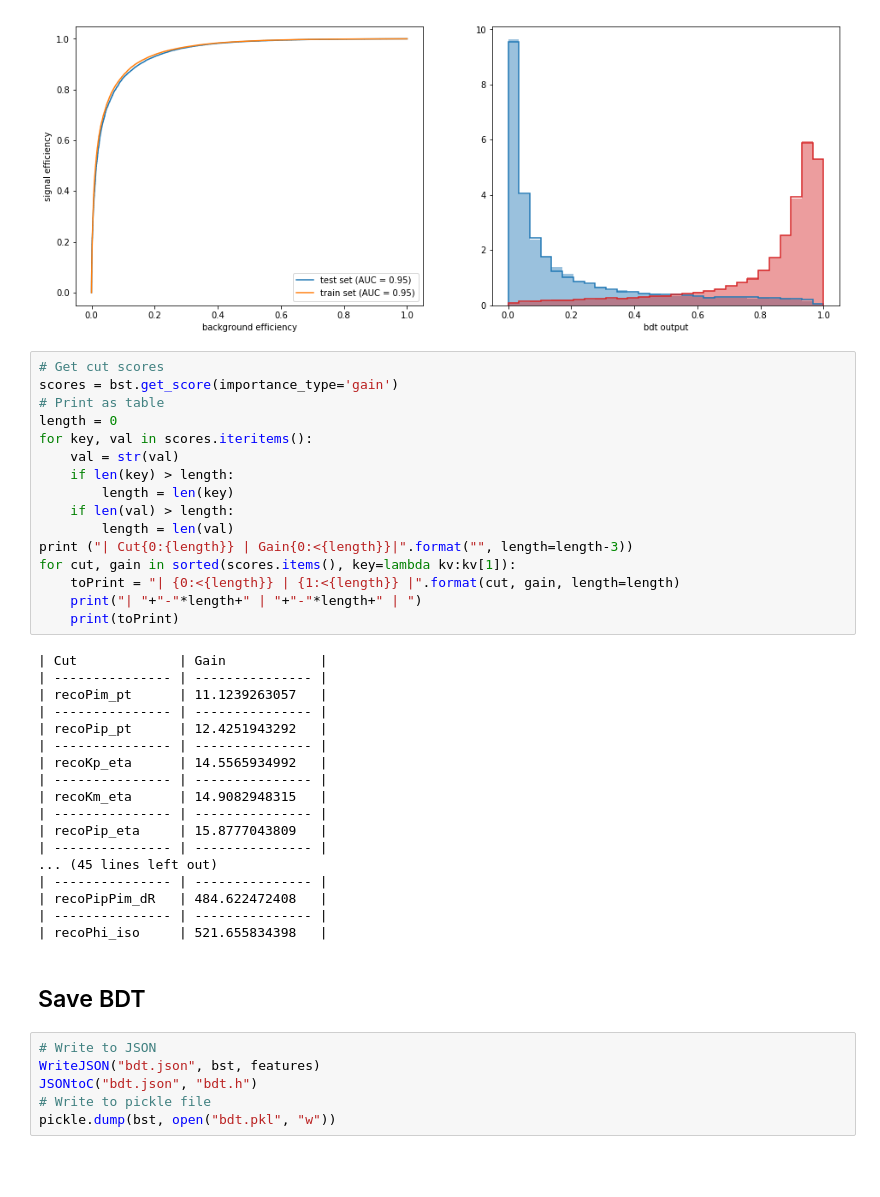
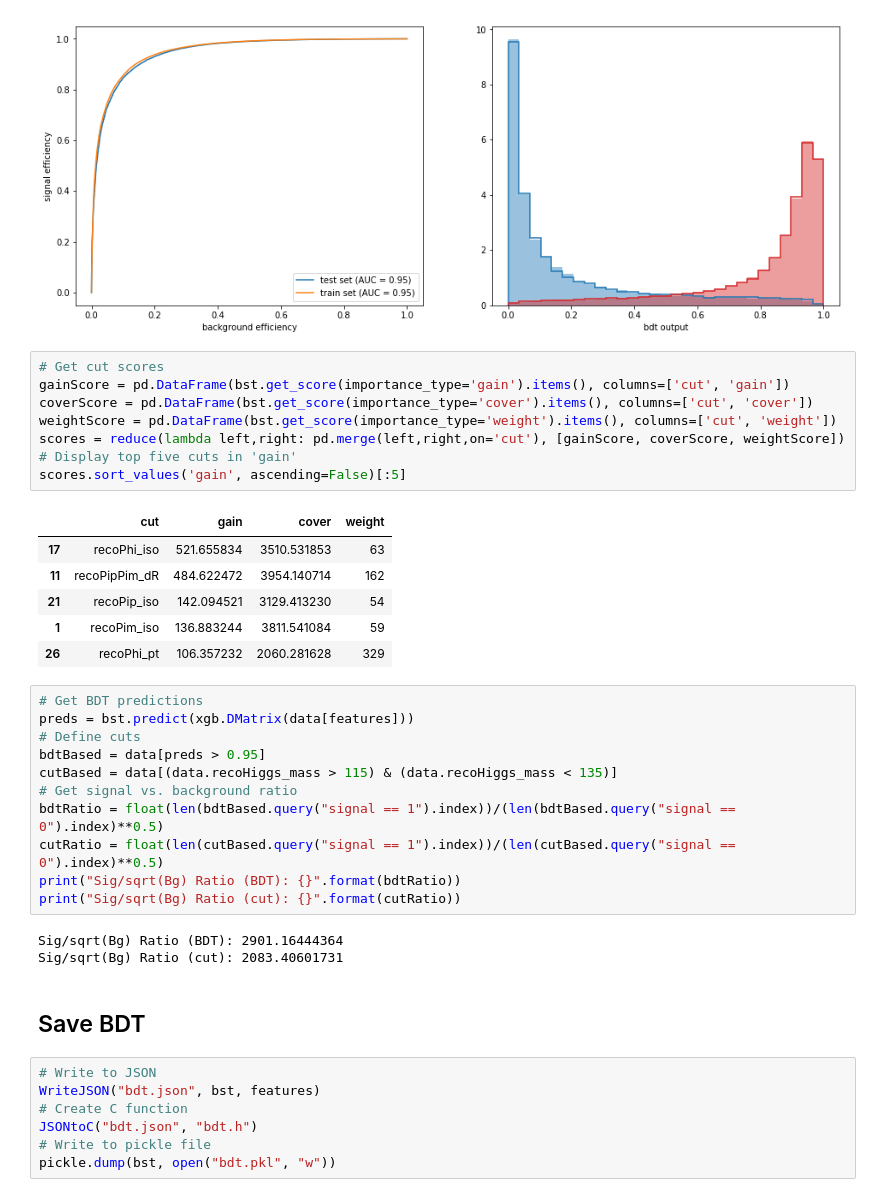
Before and after one commit to jkguiang/rare-higgs, a Jupyter notebook: analysis/bdt.ipynb, the cells around one changed output. Cells and saved outputs as stored; diff of their text form; blank space fills up the shorter version.

Commit message:
cut rankings now in dataframe, cleaned up notebook

```diff
--- a/analysis/bdt.ipynb
+++ b/analysis/bdt.ipynb
@@ -247,45 +205,41 @@ plt.hist(preds_test[y_test==1], weights=weights_test[y_test==1], bins=bins,histt
 plt.xlabel("bdt output");
 # %% [output]
 [figure]
-# %%
-# Get cut scores
-scores = bst.get_score(importance_type='gain')
-# Print as table
-length = 0
-for key, val in scores.iteritems():
-    val = str(val)
-    if len(key) > length:
-        length = len(key)
-    if len(val) > length:
-        length = len(val)
-print ("| Cut{0:{length}} | Gain{0:<{length}}|".format("", length=length-3))
-for cut, gain in sorted(scores.items(), key=lambda kv:kv[1]):
-    toPrint = "| {0:<{length}} | {1:<{length}} |".format(cut, gain, length=length)
-    print("| "+"-"*length+" | "+"-"*length+" | ")
-    print(toPrint)
-# %% [output]
-| Cut             | Gain            |
-| --------------- | --------------- |
-| recoPim_pt      | 11.1239263057   |
-| --------------- | --------------- |
-| recoPip_pt      | 12.4251943292   |
-| --------------- | --------------- |
-| recoKp_eta      | 14.5565934992   |
-| --------------- | --------------- |
-| recoKm_eta      | 14.9082948315   |
-| --------------- | --------------- |
-| recoPip_eta     | 15.8777043809   |
-| --------------- | --------------- |
-... (45 lines left out)
-| --------------- | --------------- |
-| recoPipPim_dR   | 484.622472408   |
-| --------------- | --------------- |
-| recoPhi_iso     | 521.655834398   |
+# %%
+# Get cut scores
+gainScore = pd.DataFrame(bst.get_score(importance_type='gain').items(), columns=['cut', 'gain'])
+coverScore = pd.DataFrame(bst.get_score(importance_type='cover').items(), columns=['cut', 'cover'])
+weightScore = pd.DataFrame(bst.get_score(importance_type='weight').items(), columns=['cut', 'weight'])
+scores = reduce(lambda left,right: pd.merge(left,right,on='cut'), [gainScore, coverScore, weightScore])
+# Display top five cuts in 'gain'
+scores.sort_values('gain', ascending=False)[:5]
+# %% [output]
+|  | cut | gain | cover | weight |
+| 17 | recoPhi_iso | 521.655834 | 3510.531853 | 63 |
+| 11 | recoPipPim_dR | 484.622472 | 3954.140714 | 162 |
+| 21 | recoPip_iso | 142.094521 | 3129.413230 | 54 |
+| 1 | recoPim_iso | 136.883244 | 3811.541084 | 59 |
+| 26 | recoPhi_pt | 106.357232 | 2060.281628 | 329 |
+# %%
+# Get BDT predictions
+preds = bst.predict(xgb.DMatrix(data[features]))
+# Define cuts
+bdtBased = data[preds > 0.95]
+cutBased = data[(data.recoHiggs_mass > 115) & (data.recoHiggs_mass < 135)]
+# Get signal vs. background ratio
+bdtRatio = float(len(bdtBased.query("signal == 1").index))/(len(bdtBased.query("signal == 0").index)**0.5)
+cutRatio = float(len(cutBased.query("signal == 1").index))/(len(cutBased.query("signal == 0").index)**0.5)
+print("Sig/sqrt(Bg) Ratio (BDT): {}".format(bdtRatio))
+print("Sig/sqrt(Bg) Ratio (cut): {}".format(cutRatio))
+# %% [output]
+Sig/sqrt(Bg) Ratio (BDT): 2901.16444364
+Sig/sqrt(Bg) Ratio (cut): 2083.40601731
 # %% [markdown]
 ## Save BDT
 # %%
 # Write to JSON
 WriteJSON("bdt.json", bst, features)
+# Create C function
 JSONtoC("bdt.json", "bdt.h")
 # Write to pickle file
 pickle.dump(bst, open("bdt.pkl", "w"))
```
Also changed, not shown: parts of 6 cells of this notebook.
